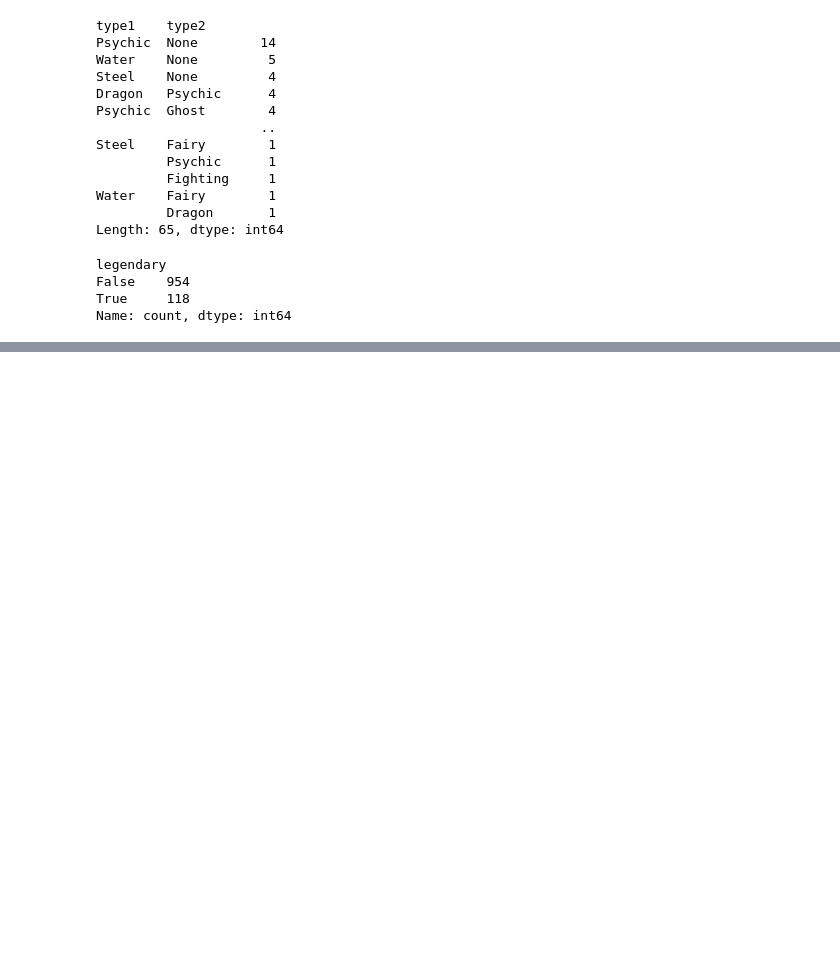
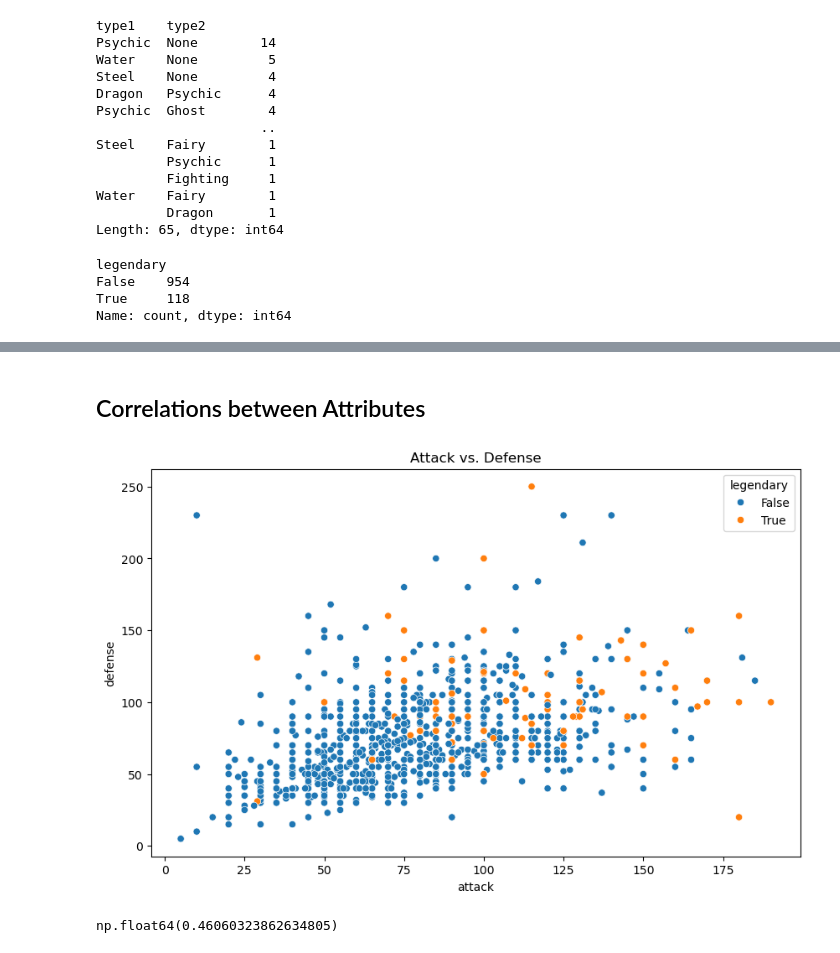
Before and after one commit to PolarBear9905/Pokemon-Legendary-Predictor, a Jupyter notebook: Pokemon.ipynb, the cells around one changed output, grey strips where cells are left out. Saved outputs shown, nothing was run; the diff lists cells and outputs as text; code cells hidden in the pictures; blank space fills up the shorter version.

```diff
--- a/Pokemon.ipynb
+++ b/Pokemon.ipynb
@@ -216,0 +241,20 @@ Name: count, dtype: int64
+# %% [markdown]
+## Correlations between Attributes
+# %%
+plt.figure(figsize=(10,6))
+
+sns.scatterplot(
+    data=df,
+    x="attack",
+    y="defense",
+    hue="legendary"
+)
+
+plt.title("Attack vs. Defense")
+plt.show()
+# %% [output]
+[figure, added]
+# %%
+df["attack"].corr(df["defense"])
+# %% [output]
+np.float64(0.46060323862634805)
```
Also changed, not shown: parts of 7 cells of this notebook.
